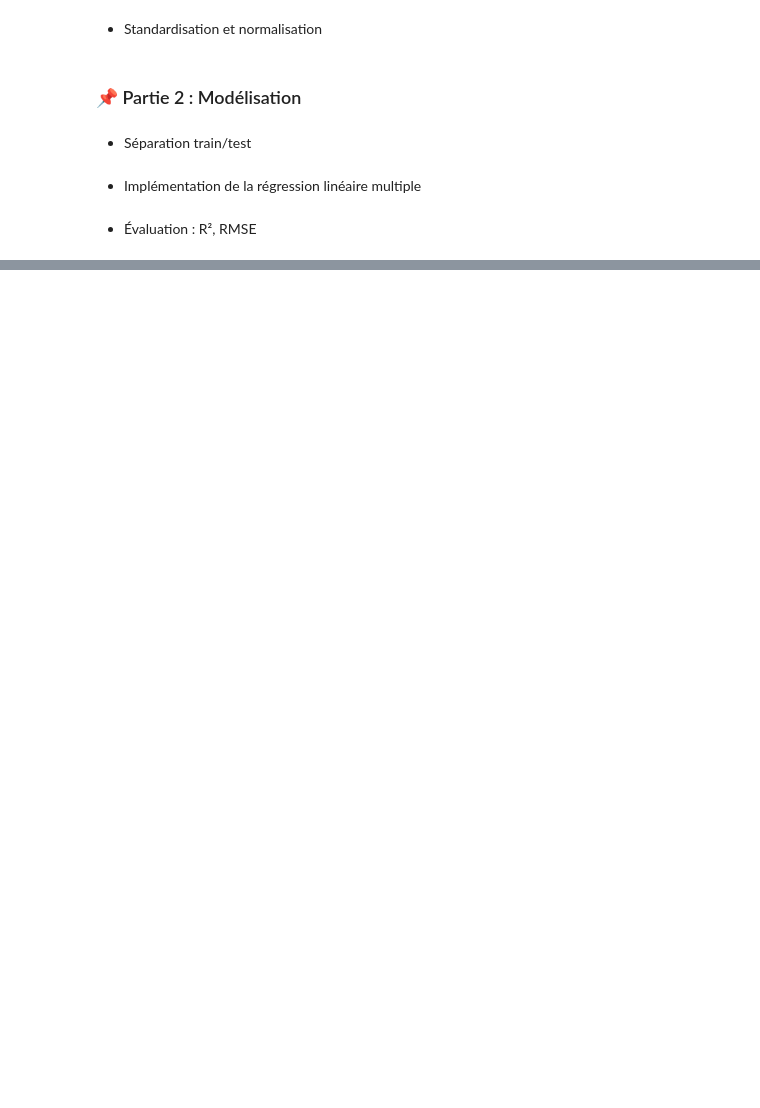
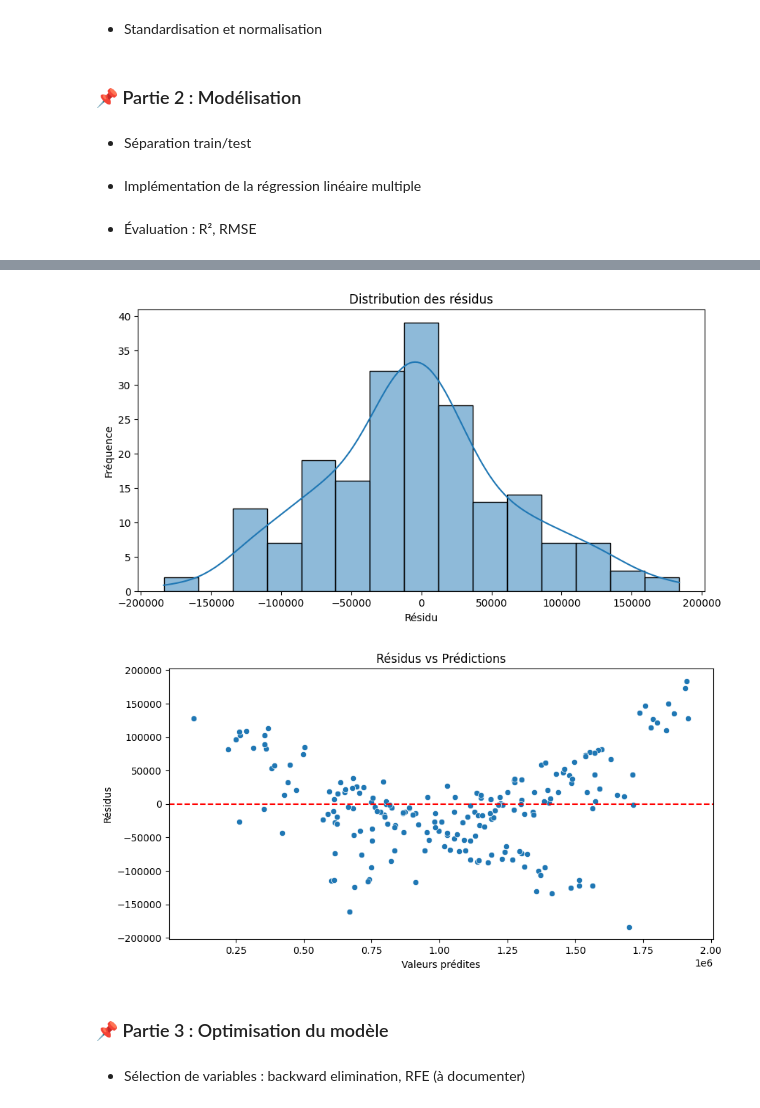
Before and after one commit to randy201/ML_deploy, a Jupyter notebook: 7_regression_Lineaire.ipynb, the cells around one changed output, grey strips where cells are left out. Cells and saved outputs as stored; diff of their text form; code cells hidden in the pictures; blank space fills up the shorter version.

```diff
--- a/7_regression_Lineaire.ipynb
+++ b/7_regression_Lineaire.ipynb
@@ -130,0 +197,26 @@ R² Score : 0.9754897765017883
+# %%
+# Affichage des résidus
+residuals = y_test - y_pred
+
+plt.figure(figsize=(10, 5))
+sns.histplot(residuals, kde=True)
+plt.title("Distribution des résidus")
+plt.xlabel("Résidu")
+plt.ylabel("Fréquence")
+plt.show()
+
+# Résidus vs Prédictions
+plt.figure(figsize=(10, 5))
+sns.scatterplot(x=y_pred, y=residuals)
+plt.axhline(0, color='red', linestyle='--')
+plt.xlabel("Valeurs prédites")
+plt.ylabel("Résidus")
+plt.title("Résidus vs Prédictions")
+plt.show()
+# %% [output]
+[figure, added]
+[figure, added]
+# %% [markdown]
+### 📌 Partie 3 : Optimisation du modèle
+# %% [markdown]
+- Sélection de variables : backward elimination, RFE (à documenter)
```
Also changed, not shown: parts of 10 cells of this notebook, 1 other file.
